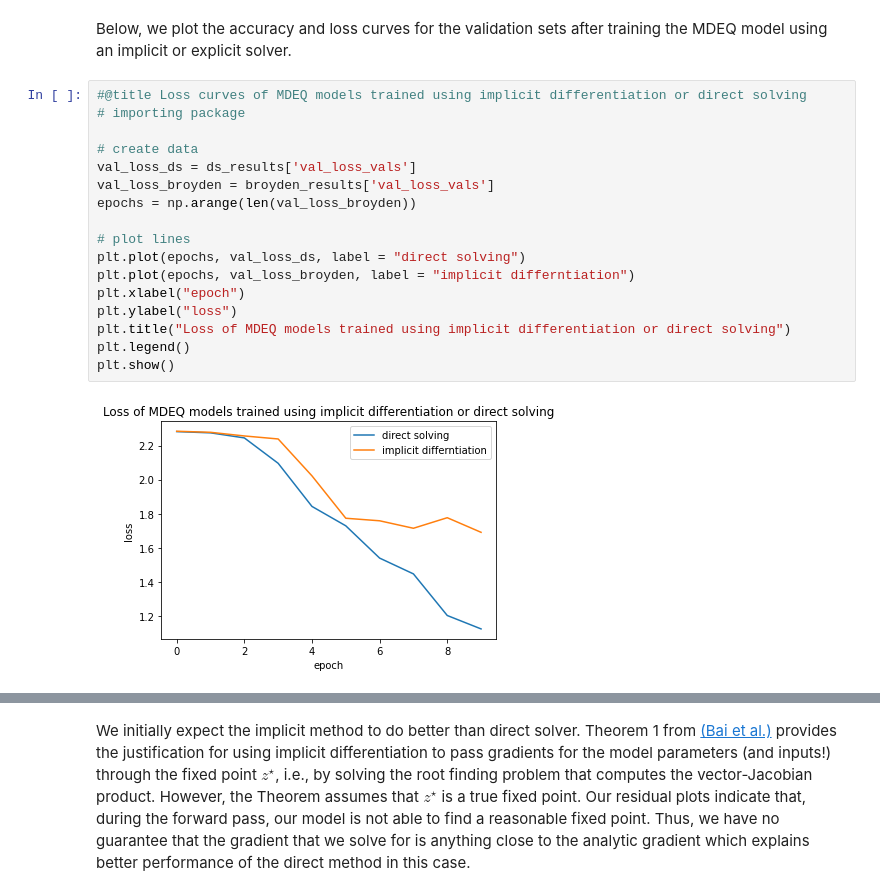
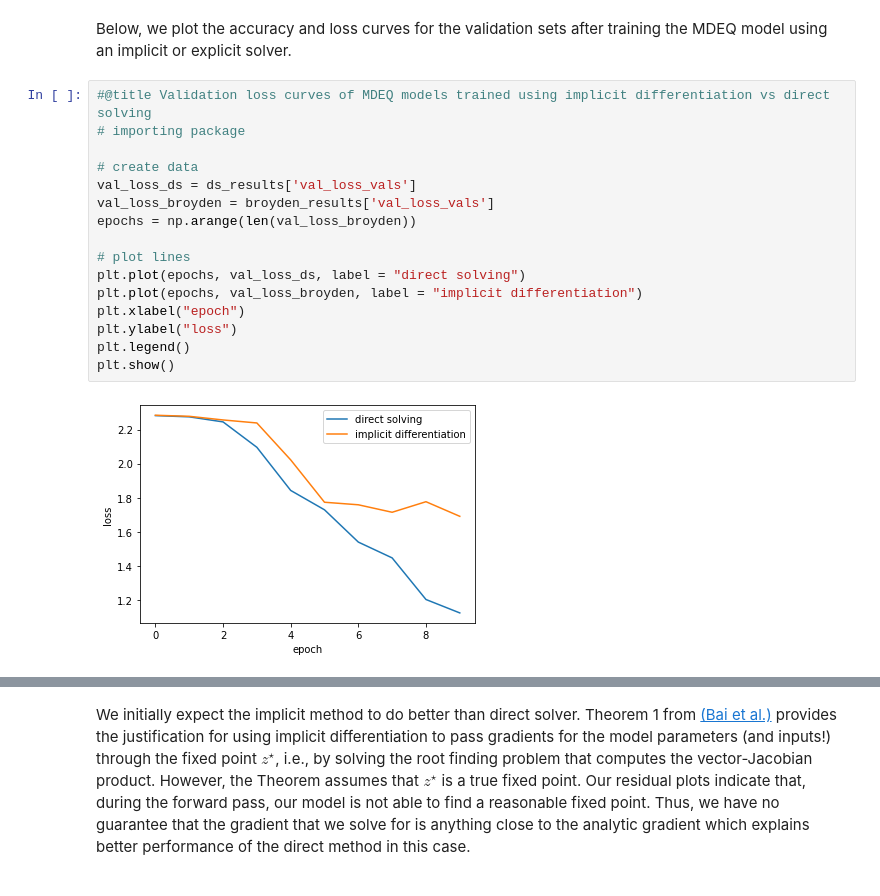
Before and after one commit to adamoyoung/deq-colab, a Jupyter notebook: mdeq-colab.ipynb, the cells around one changed output, grey strips where cells are left out. Drawn from its saved outputs; the diff is of its cells as text.

```diff
--- a/mdeq-colab.ipynb
+++ b/mdeq-colab.ipynb
@@ -1257,22 +1254,21 @@ TRAINING MODE:::non_implicit
 # %% [markdown]
 Below, we plot the accuracy and loss curves for the validation sets after training the MDEQ model using an implicit or explicit solver.
 # %%
-#@title Loss curves of MDEQ models trained using implicit differentiation or direct solving
+#@title Validation loss curves of MDEQ models trained using implicit differentiation vs direct solving
 # importing package
 
 # create data
 val_loss_ds = ds_results['val_loss_vals']
 val_loss_broyden = broyden_results['val_loss_vals']
 epochs = np.arange(len(val_loss_broyden))
 
 # plot lines
 plt.plot(epochs, val_loss_ds, label = "direct solving")
-plt.plot(epochs, val_loss_broyden, label = "implicit differntiation")
+plt.plot(epochs, val_loss_broyden, label = "implicit differentiation")
 plt.xlabel("epoch")
 plt.ylabel("loss")
-plt.title("Loss of MDEQ models trained using implicit differentiation or direct solving")
 plt.legend()
 plt.show()
 # %% [output]
-[figure, old version]
+[figure, new version]
 # %%
```
Also changed, not shown: parts of 6 cells of this notebook.
